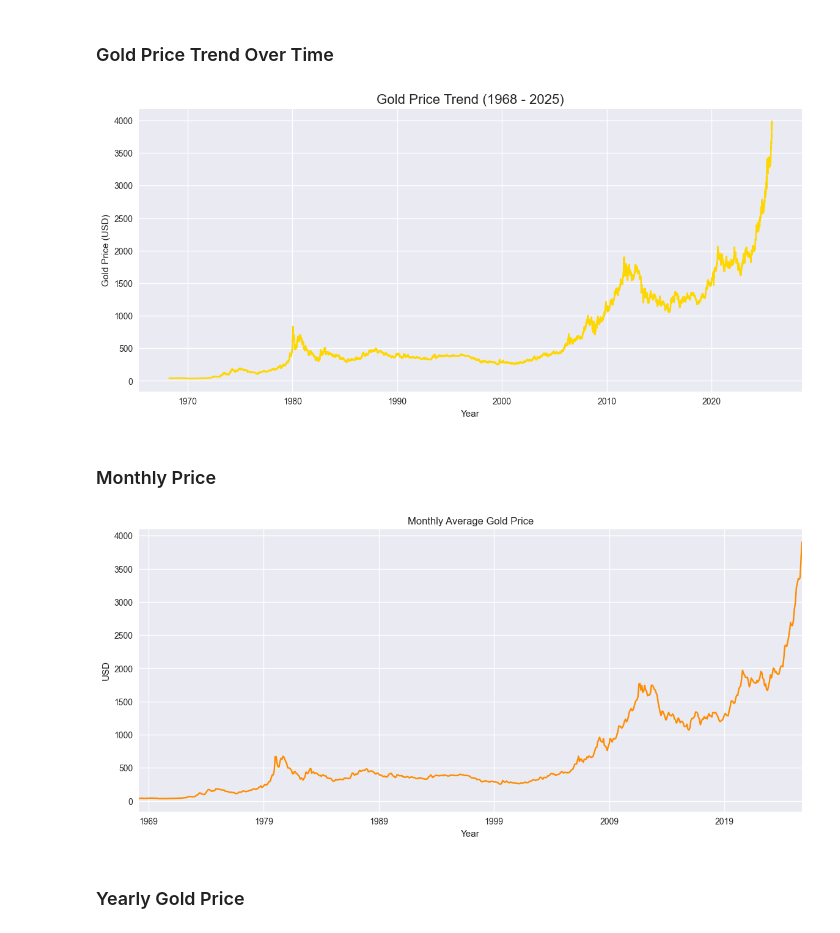
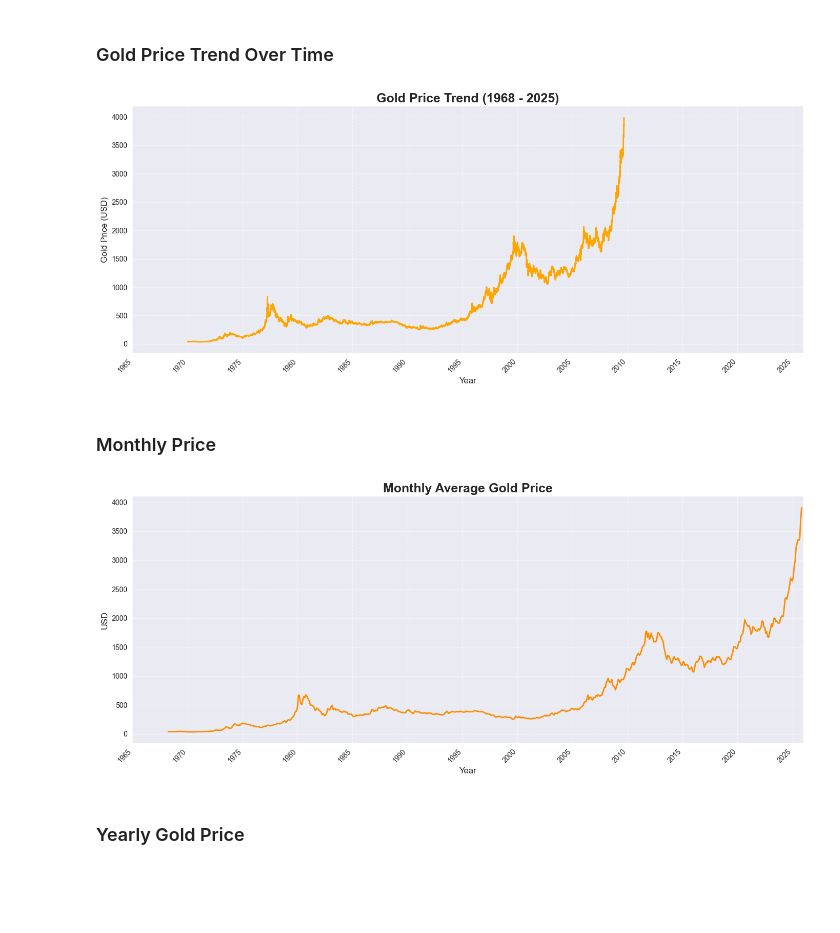
Before and after one commit to maybeitsai/gold-price-prediction, a Jupyter notebook: gold-forecasting.ipynb, the cells around one changed output. Cells and saved outputs as stored; diff of their text form; code cells hidden in the pictures; blank space fills up the shorter version.

```diff
--- a/gold-forecasting.ipynb
+++ b/gold-forecasting.ipynb
@@ -190,33 +234,45 @@ Date range: 1968-03-22 to 2025-10-07
 # %% [markdown]
 ### Gold Price Trend Over Time
 # %%
-plt.figure(figsize=(14,6))
-plt.plot(df['Date'], df['gold_price_usd'], color='gold')
-plt.title('Gold Price Trend (1968 - 2025)', fontsize=16)
-plt.xlabel('Year')
-plt.ylabel('Gold Price (USD)')
-plt.grid(True)
+plt.figure(figsize=(14, 6))
+plt.plot(df.index, df['gold_price_usd'], color='orange', linewidth=2)
+plt.title('Gold Price Trend (1968 - 2025)', fontsize=18, fontweight='bold')
+plt.xlabel('Year', fontsize=12)
+plt.ylabel('Gold Price (USD)', fontsize=12)
+
+# Show every 5 years on x-axis
+plt.gca().xaxis.set_major_locator(mdates.YearLocator(5))   # every 5 years
+plt.gca().xaxis.set_major_formatter(mdates.DateFormatter('%Y'))
+plt.xlim(pd.to_datetime('1965-01-01'), pd.to_datetime('2025-12-31'))  # range
+plt.xticks(rotation=45, ha='right')
+plt.grid(True, linestyle='--', alpha=0.6)
+plt.tight_layout()
 plt.show()
 # %% [output]
-[figure, old version]
+[figure, new version]
 # %% [markdown]
 ### Monthly Price
 # %%
 # Convert Date to index for resampling
 df = df.set_index('Date')
 
-# Monthly average
 monthly = df['gold_price_usd'].resample('M').mean()
 
-plt.figure(figsize=(14,6))
-monthly.plot(color='darkorange')
-plt.title('Monthly Average Gold Price')
-plt.xlabel('Year')
-plt.ylabel('USD')
-plt.grid(True)
+plt.figure(figsize=(14, 6))
+plt.plot(monthly.index, monthly, color='darkorange', linewidth=2)
+plt.title('Monthly Average Gold Price', fontsize=18, fontweight='bold')
+plt.xlabel('Year', fontsize=12)
+plt.ylabel('USD', fontsize=12)
+
+plt.gca().xaxis.set_major_locator(mdates.YearLocator(5))   # every 5 years
+plt.gca().xaxis.set_major_formatter(mdates.DateFormatter('%Y'))
+plt.xlim(pd.to_datetime('1965-01-01'), pd.to_datetime('2025-12-31'))
+plt.xticks(rotation=45, ha='right')
+plt.grid(True, linestyle='--', alpha=0.6)
+plt.tight_layout()
 plt.show()
 # %% [output]
-[figure, old version]
+[figure, new version]
 # %% [markdown]
 ### Yearly Gold Price
 # %%
```
Also changed, not shown: parts of 103 cells of this notebook.
